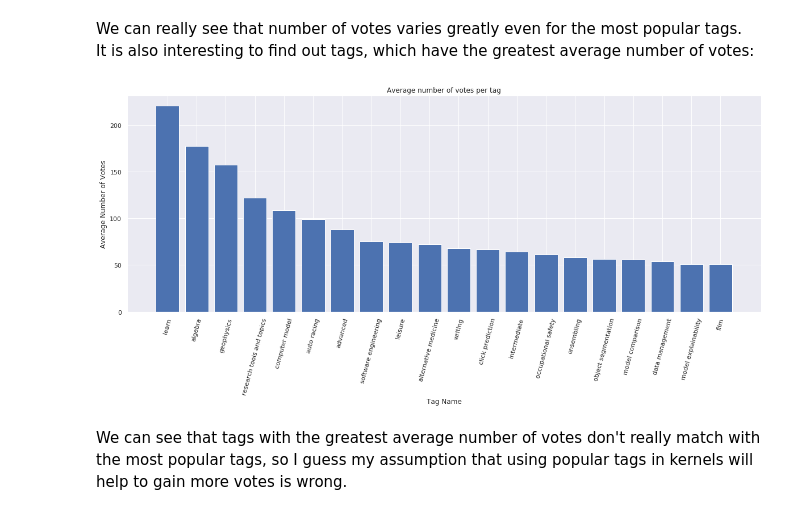
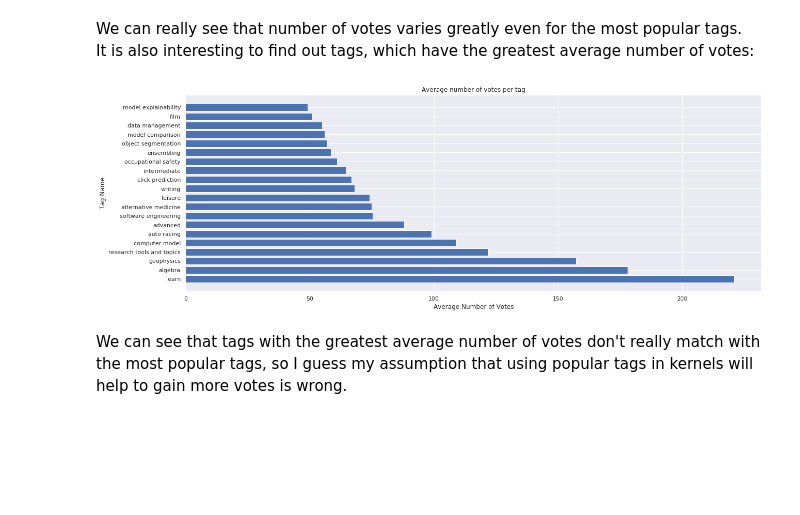
Before and after one commit to Lexie88rus/kaggle_kernel_votes_analysis, a Jupyter notebook: How to get upvotes for a kernel on Kaggle.ipynb, the cells around one changed output. Drawn from its saved outputs; the diff is of its cells as text; code cells hidden in the pictures; blank space fills up the shorter version.

```diff
--- a/How to get upvotes for a kernel on Kaggle.ipynb
+++ b/How to get upvotes for a kernel on Kaggle.ipynb
@@ -442,19 +441,18 @@ votes_by_tag_aver = votes_by_tag.sort_values('TotalVotes', ascending = False)[:2
 # %%
 #plot bar chart with matplotlib
 
 plt.figure(figsize=(20,7))
-plt.bar(votes_by_tag_aver['Name'], votes_by_tag_aver['TotalVotes'])
-plt.xticks(votes_by_tag_aver['Name'])
-plt.xticks(rotation = 75)
+plt.barh(votes_by_tag_aver['Name'], votes_by_tag_aver['TotalVotes'])
+plt.yticks(votes_by_tag_aver['Name'])
 
-plt.xlabel('Tag Name')
-plt.ylabel('Average Number of Votes')
+plt.ylabel('Tag Name')
+plt.xlabel('Average Number of Votes')
 
 plt.title('Average number of votes per tag')
 
 plt.show()
 # %% [output]
-[figure, old version]
+[figure, new version]
 # %% [markdown]
 We can see that tags with the greatest average number of votes don't really match with the most popular tags, so I guess my assumption that using popular tags in kernels will help to gain more votes is wrong.
 # %% [markdown]
```
Also changed, not shown: parts of 16 cells of this notebook.
